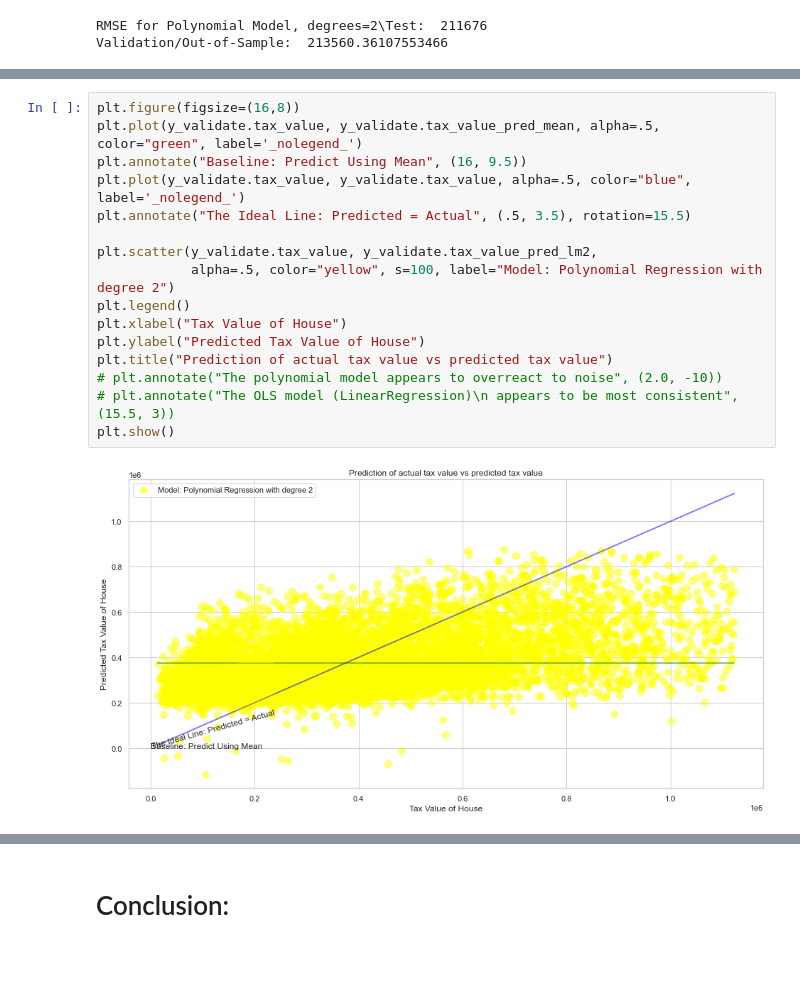
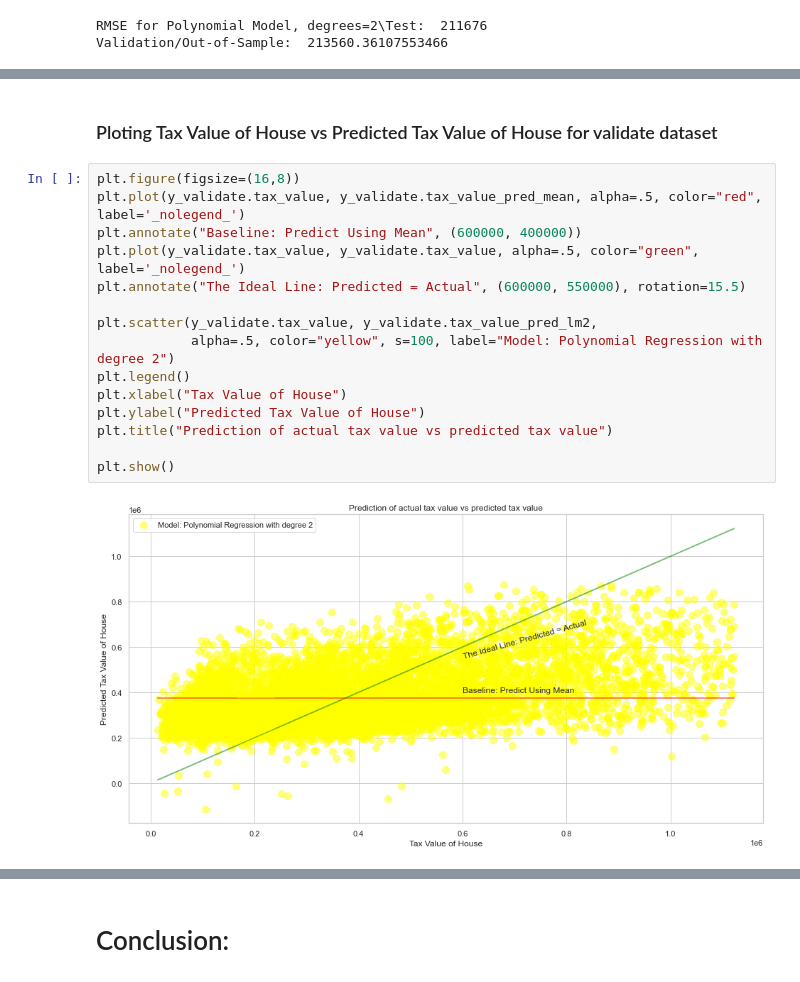
Before and after one commit to rajaramgautam/zillow_project, a Jupyter notebook: Final_Report.ipynb, the cells around one changed output, grey strips where cells are left out. Drawn from its saved outputs; the diff is of its cells as text.

Commit message:
Final Report Prediction Tax Value of 2017 Transaction Houses

```diff
--- a/Final_Report.ipynb
+++ b/Final_Report.ipynb
@@ -1050,18 +988,19 @@ y_train.head()
+# %% [markdown]
+### Ploting Tax Value of House vs Predicted Tax Value of House for validate dataset
 # %%
 plt.figure(figsize=(16,8))
-plt.plot(y_validate.tax_value, y_validate.tax_value_pred_mean, alpha=.5, color="green", label='_nolegend_')
-plt.annotate("Baseline: Predict Using Mean", (16, 9.5))
-plt.plot(y_validate.tax_value, y_validate.tax_value, alpha=.5, color="blue", label='_nolegend_')
-plt.annotate("The Ideal Line: Predicted = Actual", (.5, 3.5), rotation=15.5)
+plt.plot(y_validate.tax_value, y_validate.tax_value_pred_mean, alpha=.5, color="red", label='_nolegend_')
+plt.annotate("Baseline: Predict Using Mean", (600000, 400000))
+plt.plot(y_validate.tax_value, y_validate.tax_value, alpha=.5, color="green", label='_nolegend_')
+plt.annotate("The Ideal Line: Predicted = Actual", (600000, 550000), rotation=15.5)
 
 plt.scatter(y_validate.tax_value, y_validate.tax_value_pred_lm2,
             alpha=.5, color="yellow", s=100, label="Model: Polynomial Regression with degree 2")
 plt.legend()
 plt.xlabel("Tax Value of House")
 plt.ylabel("Predicted Tax Value of House")
 plt.title("Prediction of actual tax value vs predicted tax value")
-# plt.annotate("The polynomial model appears to overreact to noise", (2.0, -10))
-# plt.annotate("The OLS model (LinearRegression)\n appears to be most consistent", (15.5, 3))
+
 plt.show()
 # %% [output]
-[figure, old version]
+[figure, new version]
```
Also changed, not shown: parts of 8 cells of this notebook.
